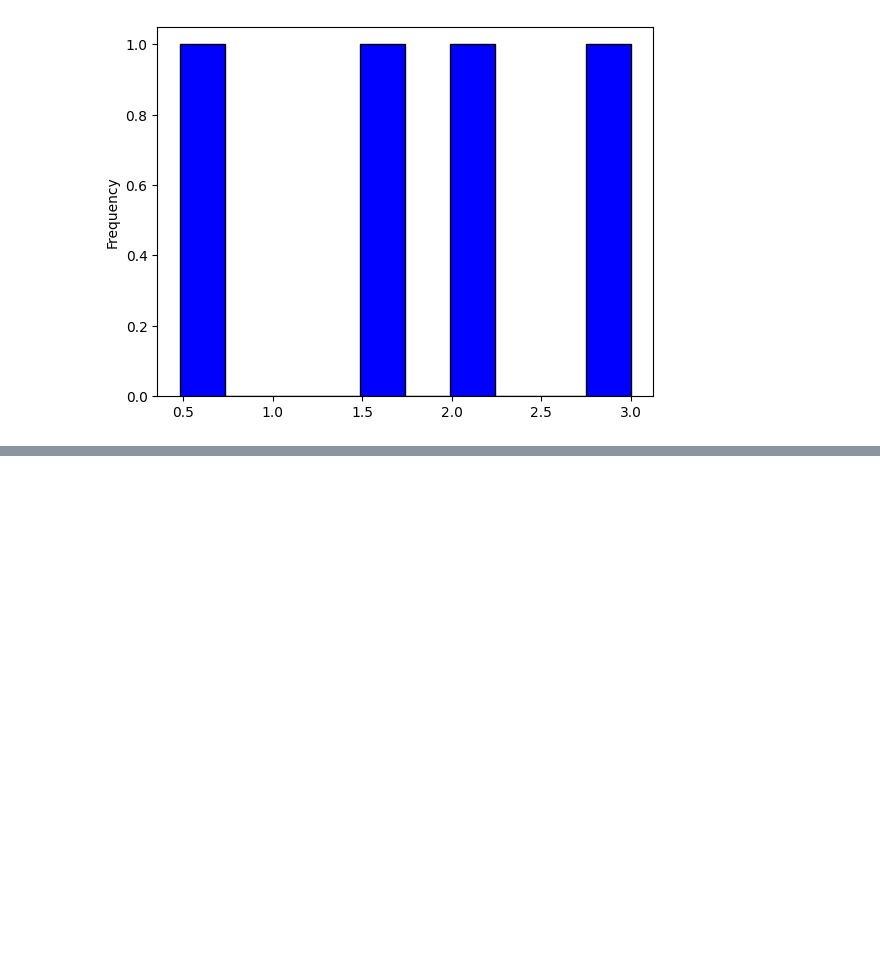
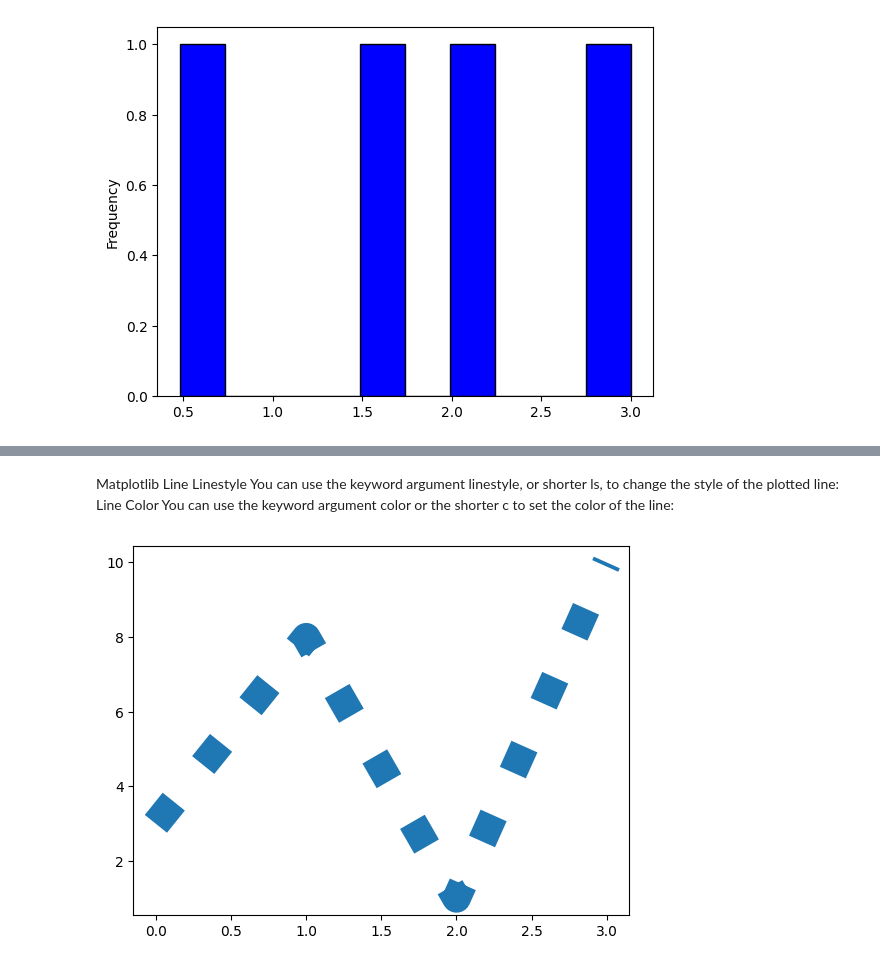
Before and after one commit to Imrkraghu/Rohit_AI_ML, a Jupyter notebook: Rohit_AI_ML/pandas/Data Visualization1/dvpractice.ipynb, the cells around one changed output, grey strips where cells are left out. Drawn from its saved outputs; the diff is of its cells as text; code cells hidden in the pictures; blank space fills up the shorter version.

Commit message:
linestyle and line width

```diff
--- a/Rohit_AI_ML/pandas/Data Visualization1/dvpractice.ipynb
+++ b/Rohit_AI_ML/pandas/Data Visualization1/dvpractice.ipynb
@@ -154,0 +173,15 @@ plt.show()
+# %% [markdown]
+Matplotlib Line
+Linestyle
+You can use the keyword argument linestyle, or shorter ls, to change the style of the
+plotted line:
+Line Color
+You can use the keyword argument color or the shorter c to set the color of the line:
+# %%
+import matplotlib.pyplot as plt
+import numpy as np
+ypoints = np.array([3, 8, 1, 10])
+plt.plot(ypoints, linestyle = 'dotted',linewidth = '20.5')
+plt.show()
+# %% [output]
+[figure, added]
```
Also changed, not shown: parts of 6 cells of this notebook.
